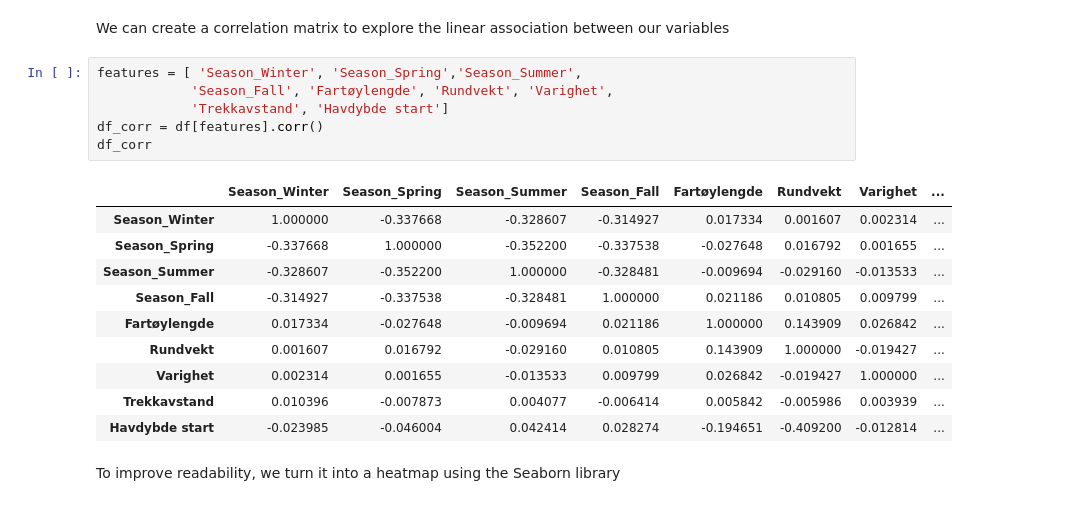
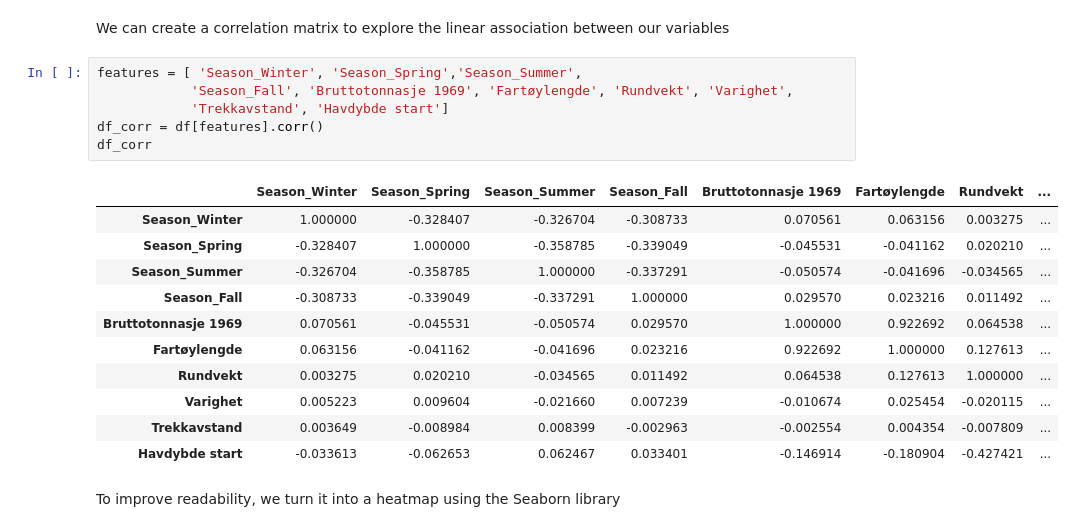
Before and after one commit to StaaleKarlstad/INFO284, a Jupyter notebook: Notebooks/random_forest.ipynb, the cells around one changed output. Saved outputs shown, nothing was run; the diff lists cells and outputs as text.

```diff
--- a/Notebooks/random_forest.ipynb
+++ b/Notebooks/random_forest.ipynb
@@ -438,21 +458,22 @@ features = [ 'Fartøylengde', 'Rundvekt', 'Varighet','Trekkavstand', 'Havdybde s
 We can create a correlation matrix to explore the linear association between our variables
 # %%
 features = [ 'Season_Winter', 'Season_Spring','Season_Summer',
-            'Season_Fall', 'Fartøylengde', 'Rundvekt', 'Varighet',
+            'Season_Fall', 'Bruttotonnasje 1969', 'Fartøylengde', 'Rundvekt', 'Varighet',
             'Trekkavstand', 'Havdybde start']
 df_corr = df[features].corr()
 df_corr
 # %% [output]
-|  | Season_Winter | Season_Spring | Season_Summer | Season_Fall | Fartøylengde | Rundvekt | Varighet | ... |
-| Season_Winter | 1.000000 | -0.337668 | -0.328607 | -0.314927 | 0.017334 | 0.001607 | 0.002314 | ... |
-| Season_Spring | -0.337668 | 1.000000 | -0.352200 | -0.337538 | -0.027648 | 0.016792 | 0.001655 | ... |
-| Season_Summer | -0.328607 | -0.352200 | 1.000000 | -0.328481 | -0.009694 | -0.029160 | -0.013533 | ... |
-| Season_Fall | -0.314927 | -0.337538 | -0.328481 | 1.000000 | 0.021186 | 0.010805 | 0.009799 | ... |
-| Fartøylengde | 0.017334 | -0.027648 | -0.009694 | 0.021186 | 1.000000 | 0.143909 | 0.026842 | ... |
-| Rundvekt | 0.001607 | 0.016792 | -0.029160 | 0.010805 | 0.143909 | 1.000000 | -0.019427 | ... |
-| Varighet | 0.002314 | 0.001655 | -0.013533 | 0.009799 | 0.026842 | -0.019427 | 1.000000 | ... |
-| Trekkavstand | 0.010396 | -0.007873 | 0.004077 | -0.006414 | 0.005842 | -0.005986 | 0.003939 | ... |
-| Havdybde start | -0.023985 | -0.046004 | 0.042414 | 0.028274 | -0.194651 | -0.409200 | -0.012814 | ... |
+|  | Season_Winter | Season_Spring | Season_Summer | Season_Fall | Bruttotonnasje 1969 | Fartøylengde | Rundvekt | ... |
+| Season_Winter | 1.000000 | -0.328407 | -0.326704 | -0.308733 | 0.070561 | 0.063156 | 0.003275 | ... |
+| Season_Spring | -0.328407 | 1.000000 | -0.358785 | -0.339049 | -0.045531 | -0.041162 | 0.020210 | ... |
+| Season_Summer | -0.326704 | -0.358785 | 1.000000 | -0.337291 | -0.050574 | -0.041696 | -0.034565 | ... |
+| Season_Fall | -0.308733 | -0.339049 | -0.337291 | 1.000000 | 0.029570 | 0.023216 | 0.011492 | ... |
+| Bruttotonnasje 1969 | 0.070561 | -0.045531 | -0.050574 | 0.029570 | 1.000000 | 0.922692 | 0.064538 | ... |
+| Fartøylengde | 0.063156 | -0.041162 | -0.041696 | 0.023216 | 0.922692 | 1.000000 | 0.127613 | ... |
+| Rundvekt | 0.003275 | 0.020210 | -0.034565 | 0.011492 | 0.064538 | 0.127613 | 1.000000 | ... |
+| Varighet | 0.005223 | 0.009604 | -0.021660 | 0.007239 | -0.010674 | 0.025454 | -0.020115 | ... |
+| Trekkavstand | 0.003649 | -0.008984 | 0.008399 | -0.002963 | -0.002554 | 0.004354 | -0.007809 | ... |
+| Havdybde start | -0.033613 | -0.062653 | 0.062467 | 0.033401 | -0.146914 | -0.180904 | -0.427421 | ... |
 # %% [markdown]
 To improve readability, we turn it into a heatmap using the Seaborn library
 # %%
```
Also changed, not shown: parts of 26 cells of this notebook.
